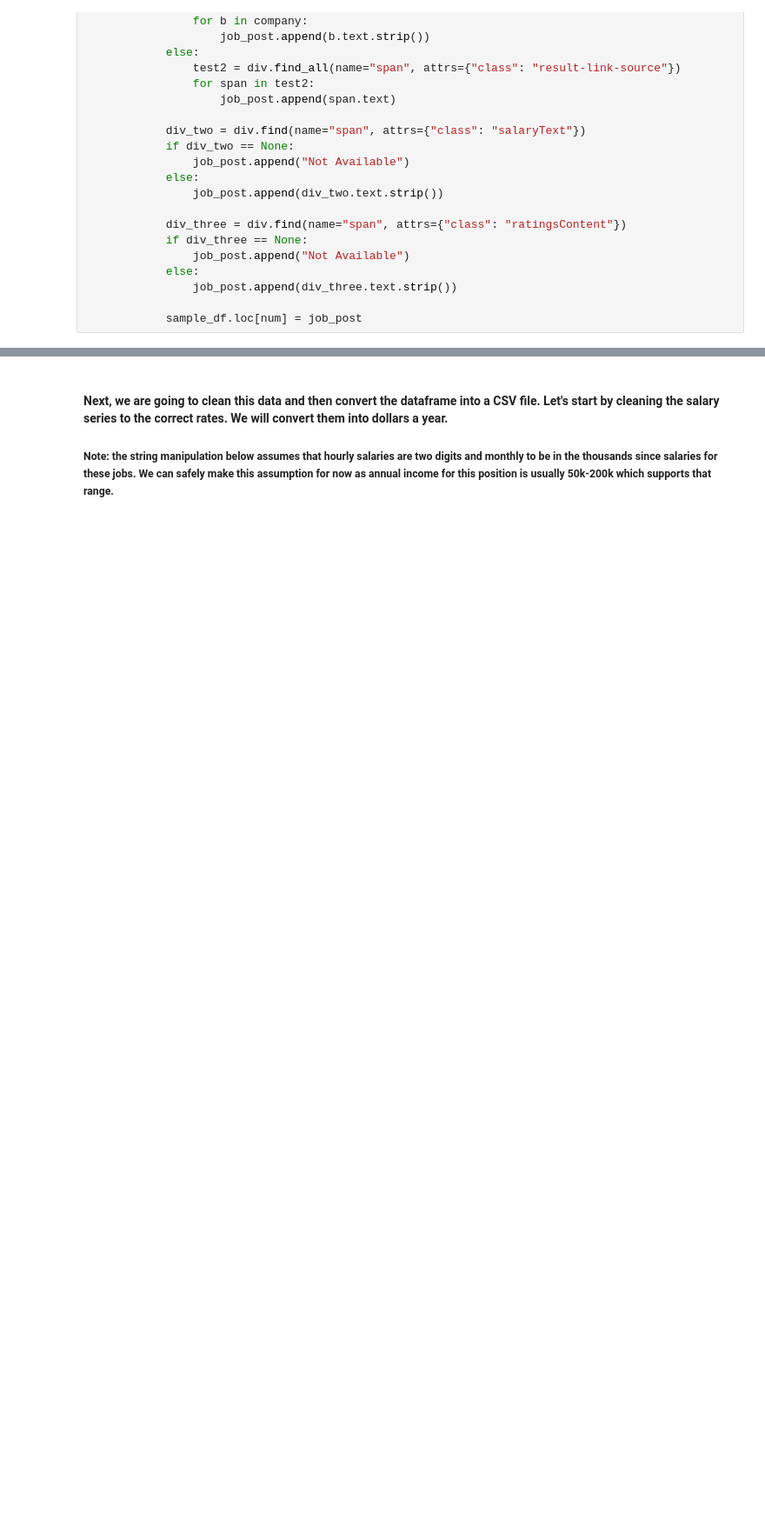
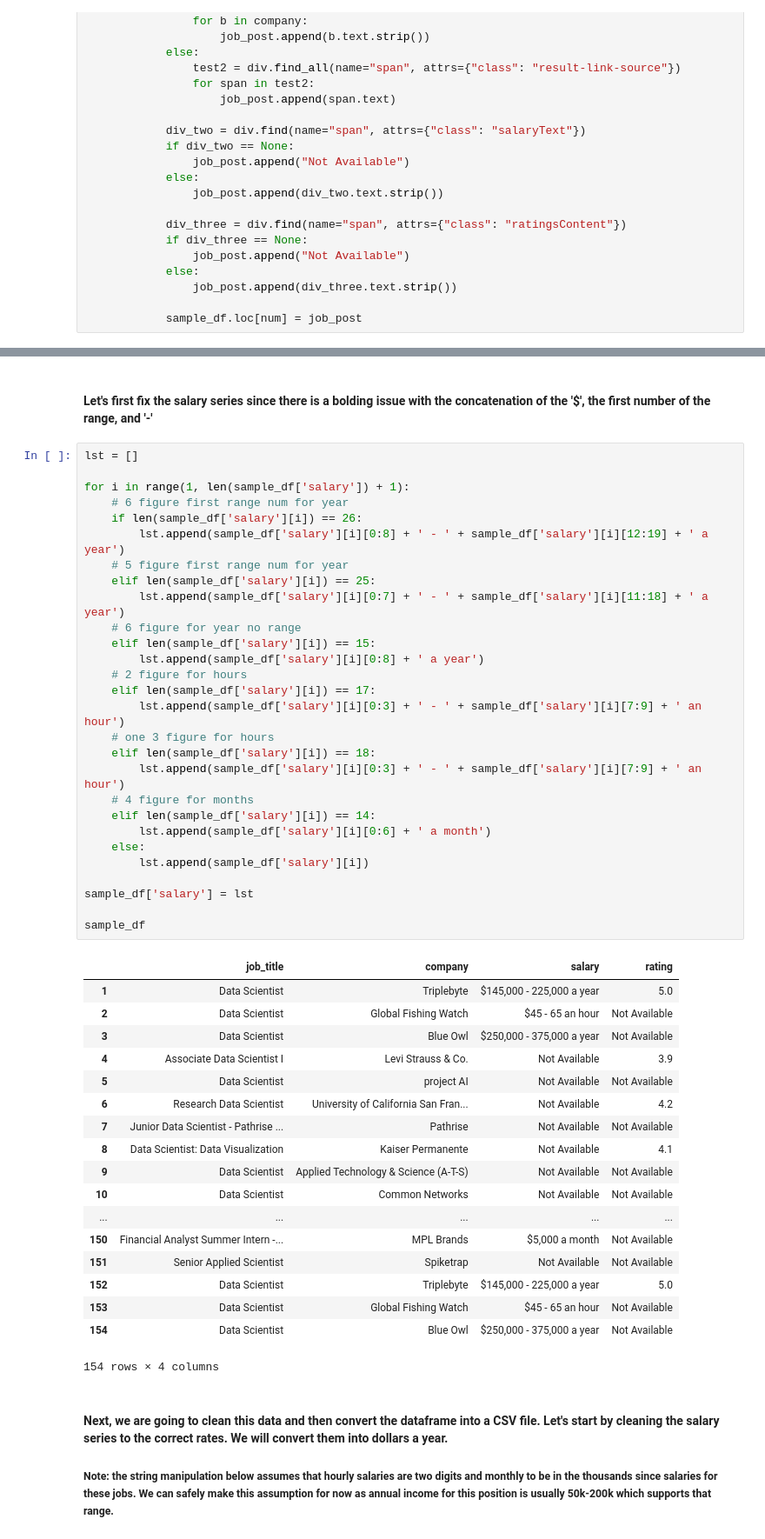
Before and after one commit to AlvinQLee/Indeed-Data-Scraping, a Jupyter notebook: Indeed.ipynb, the cells around one changed output, grey strips where cells are left out. Shown at 87% size. Saved outputs shown, nothing was run; the diff lists cells and outputs as text; blank space fills up the shorter version.

```diff
--- a/Indeed.ipynb
+++ b/Indeed.ipynb
@@ -223,3 +242,52 @@ sample_df
+# %% [markdown]
+#### Let's first fix the salary series since there is a bolding issue with the concatenation of the '$', the first number of the range, and '-'
+# %%
+lst = []
+
+for i in range(1, len(sample_df['salary']) + 1):
+    # 6 figure first range num for year
+    if len(sample_df['salary'][i]) == 26:
+        lst.append(sample_df['salary'][i][0:8] + ' - ' + sample_df['salary'][i][12:19] + ' a year')
+    # 5 figure first range num for year
+    elif len(sample_df['salary'][i]) == 25:
+        lst.append(sample_df['salary'][i][0:7] + ' - ' + sample_df['salary'][i][11:18] + ' a year')
+    # 6 figure for year no range
+    elif len(sample_df['salary'][i]) == 15:
+        lst.append(sample_df['salary'][i][0:8] + ' a year')
+    # 2 figure for hours
+    elif len(sample_df['salary'][i]) == 17:
+        lst.append(sample_df['salary'][i][0:3] + ' - ' + sample_df['salary'][i][7:9] + ' an hour')
+    # one 3 figure for hours
+    elif len(sample_df['salary'][i]) == 18:
+        lst.append(sample_df['salary'][i][0:3] + ' - ' + sample_df['salary'][i][7:9] + ' an hour')
+    # 4 figure for months
+    elif len(sample_df['salary'][i]) == 14:
+        lst.append(sample_df['salary'][i][0:6] + ' a month')
+    else:
+        lst.append(sample_df['salary'][i])
+
+sample_df['salary'] = lst
+
+sample_df
+# %% [output]
+|  | job_title | company | salary | rating |
+| 1 | Data Scientist | Triplebyte | $145,000 - 225,000 a year | 5.0 |
+| 2 | Data Scientist | Global Fishing Watch | $45 - 65 an hour | Not Available |
+| 3 | Data Scientist | Blue Owl | $250,000 - 375,000 a year | Not Available |
+| 4 | Associate Data Scientist I | Levi Strauss & Co. | Not Available | 3.9 |
+| 5 | Data Scientist | project AI | Not Available | Not Available |
+| 6 | Research Data Scientist | University of California San Fran... | Not Available | 4.2 |
+| 7 | Junior Data Scientist - Pathrise ... | Pathrise | Not Available | Not Available |
+| 8 | Data Scientist: Data Visualization | Kaiser Permanente | Not Available | 4.1 |
+| 9 | Data Scientist | Applied Technology & Science (A-T-S) | Not Available | Not Available |
+| 10 | Data Scientist | Common Networks | Not Available | Not Available |
+| ... | ... | ... | ... | ... |
+| 150 | Financial Analyst Summer Intern -... | MPL Brands | $5,000 a month | Not Available |
+| 151 | Senior Applied Scientist | Spiketrap | Not Available | Not Available |
+| 152 | Data Scientist | Triplebyte | $145,000 - 225,000 a year | 5.0 |
+| 153 | Data Scientist | Global Fishing Watch | $45 - 65 an hour | Not Available |
+| 154 | Data Scientist | Blue Owl | $250,000 - 375,000 a year | Not Available |
+154 rows × 4 columns
 # %% [markdown]
 #### Next, we are going to clean this data and then convert the dataframe into a CSV file. Let's start by cleaning the salary series to the correct rates. We will convert them into dollars a year.
 
```
Also changed, not shown: parts of 11 cells of this notebook.
